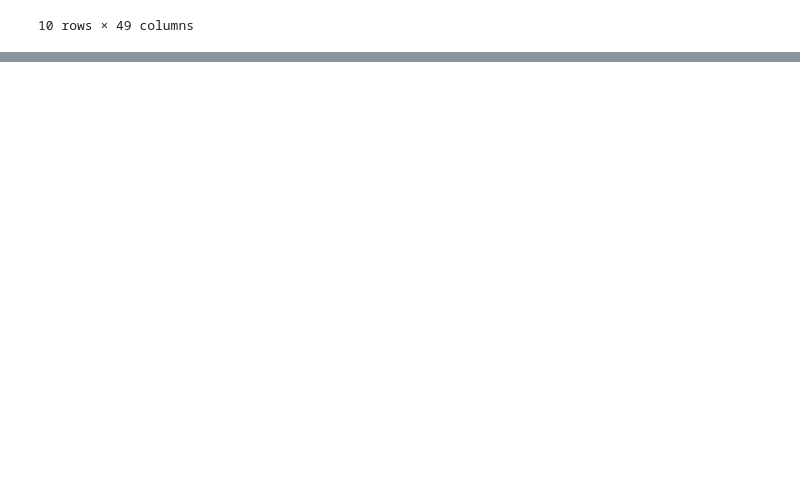
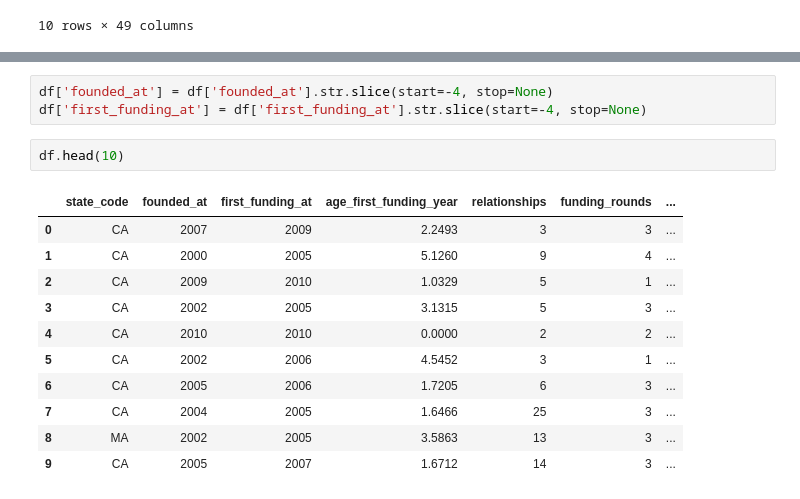
Before and after one commit to iansind/startup-success, a Jupyter notebook: EDA.ipynb, the cells around one changed output, grey strips where cells are left out. Cells and saved outputs as stored; diff of their text form; blank space fills up the shorter version.

```diff
--- a/EDA.ipynb
+++ b/EDA.ipynb
@@ -21,0 +82,17 @@ df.head(10)
+# %%
+df['founded_at'] = df['founded_at'].str.slice(start=-4, stop=None)
+df['first_funding_at'] = df['first_funding_at'].str.slice(start=-4, stop=None)
+# %%
+df.head(10)
+# %% [output]
+|  | state_code | founded_at | first_funding_at | age_first_funding_year | relationships | funding_rounds | ... |
+| 0 | CA | 2007 | 2009 | 2.2493 | 3 | 3 | ... |
+| 1 | CA | 2000 | 2005 | 5.1260 | 9 | 4 | ... |
+| 2 | CA | 2009 | 2010 | 1.0329 | 5 | 1 | ... |
+| 3 | CA | 2002 | 2005 | 3.1315 | 5 | 3 | ... |
+| 4 | CA | 2010 | 2010 | 0.0000 | 2 | 2 | ... |
+| 5 | CA | 2002 | 2006 | 4.5452 | 3 | 1 | ... |
+| 6 | CA | 2005 | 2006 | 1.7205 | 6 | 3 | ... |
+| 7 | CA | 2004 | 2005 | 1.6466 | 25 | 3 | ... |
+| 8 | MA | 2002 | 2005 | 3.5863 | 13 | 3 | ... |
+| 9 | CA | 2005 | 2007 | 1.6712 | 14 | 3 | ... |
```
Also changed, not shown: parts of 9 cells of this notebook.
